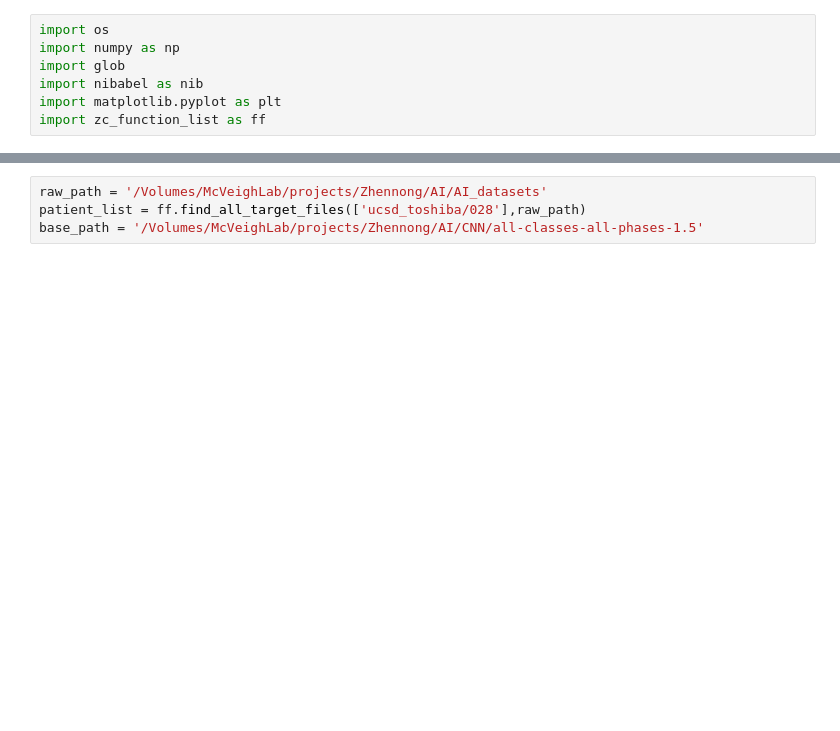
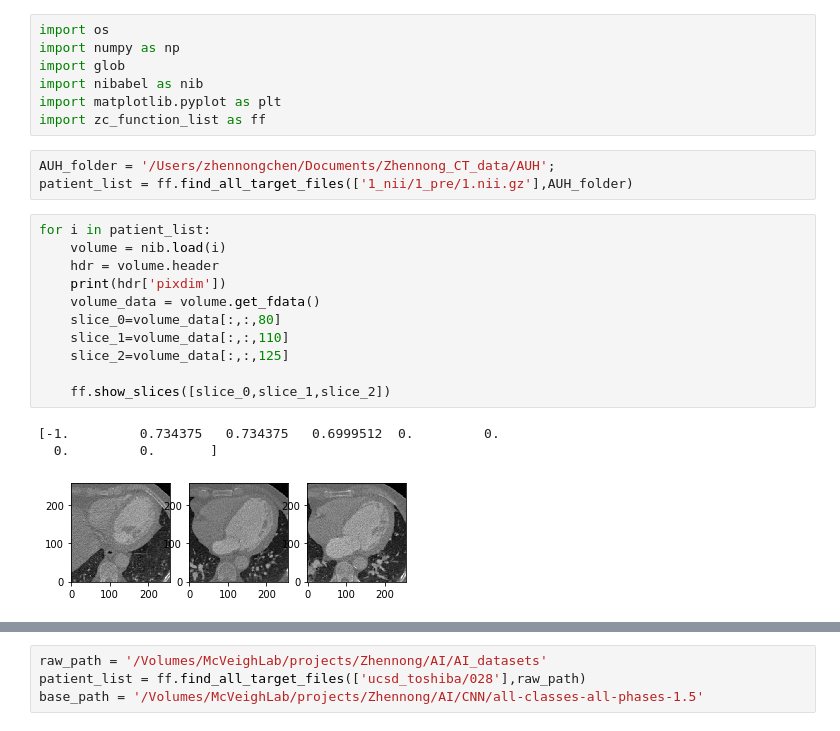
Before and after one commit to zhennongchen/Volume_Rendering_by_DL, a Jupyter notebook: jupyter notebook/scratch_paper.ipynb, the cells around one changed output, grey strips where cells are left out. Saved outputs shown, nothing was run; the diff lists cells and outputs as text; blank space fills up the shorter version.

```diff
--- a/jupyter notebook/scratch_paper.ipynb
+++ b/jupyter notebook/scratch_paper.ipynb
@@ -5,3 +5,21 @@ import glob
 import nibabel as nib
 import matplotlib.pyplot as plt
 import zc_function_list as ff
+# %%
+AUH_folder = '/Users/zhennongchen/Documents/Zhennong_CT_data/AUH';
+patient_list = ff.find_all_target_files(['1_nii/1_pre/1.nii.gz'],AUH_folder)
+# %%
+for i in patient_list:
+    volume = nib.load(i)
+    hdr = volume.header
+    print(hdr['pixdim'])
+    volume_data = volume.get_fdata()
+    slice_0=volume_data[:,:,80]
+    slice_1=volume_data[:,:,110]
+    slice_2=volume_data[:,:,125]
+
+    ff.show_slices([slice_0,slice_1,slice_2])
+# %% [output]
+[-1.         0.734375   0.734375   0.6999512  0.         0.
+  0.         0.       ]
+[figure, added]
```
Also changed, not shown: parts of 2 cells of this notebook, 17 other files.
